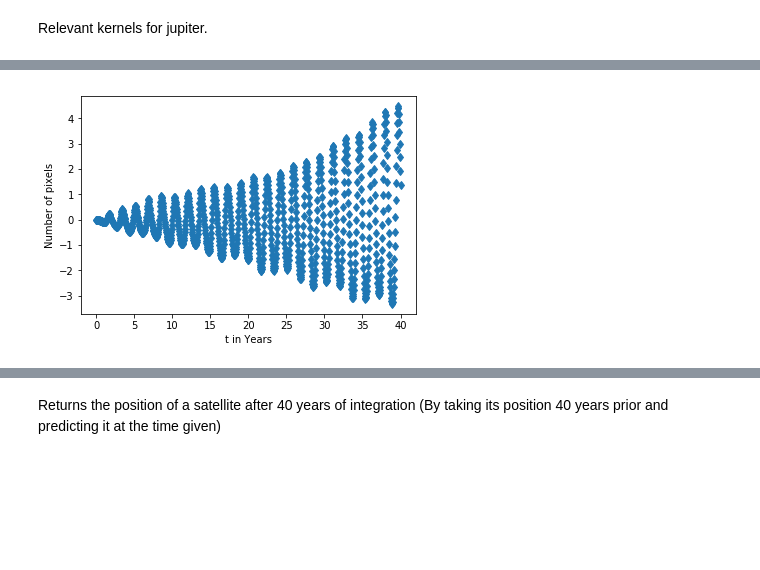
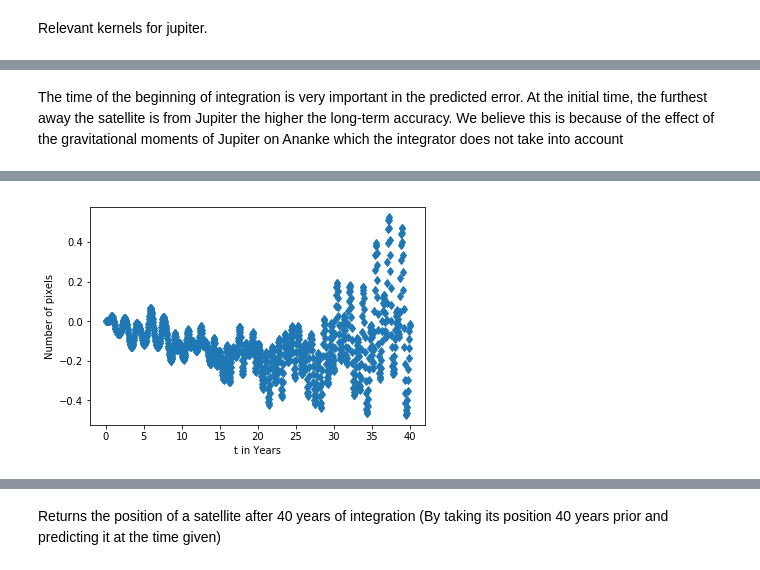
Before and after one commit to Alexandros101/Irregular-Satellites, a Jupyter notebook: ImageScanner.ipynb, the cells around one changed output, grey strips where cells are left out. Drawn from its saved outputs; the diff is of its cells as text; code cells hidden in the pictures; blank space fills up the shorter version.

Commit message:
Added a comparison between Horizons and Spice, changed ImageScanner to look how starting the simulation at different time positions improves accuracy

```diff
--- a/ImageScanner.ipynb
+++ b/ImageScanner.ipynb
@@ -20,7 +20,7 @@ def Furnisher(k):
 
     '''
     spice.kclear()
-    spice.furnsh('/Users/user/Downloads/naif0009.tls.txt')
+    spice.furnsh('/Users/user/Downloads/naif0008.tls.txt')
     if k == '310+341+435':
             spice.furnsh('/Users/user/Downloads/jup310.bsp')
             spice.furnsh('/Users/user/Downloads/jup341.bsp')
@@ -405,11 +408,16 @@ t = JD_to_SpiceJD(ts)
+# %% [markdown]
+The time of the beginning of integration is very important in the predicted error. At the initial time, the furthest away the satellite is from Jupiter the higher the long-term accuracy. We believe this is because of the effect of the gravitational moments of Jupiter on Ananke which the integrator does not take into account
 # %%
 %%time
 Furnisher('310+341+435')
 ts = 2452993.114031909
 t = JD_to_SpiceJD(ts)
+print(t)
 MJupiter = (GMJupiterB-GMIo-GMEuropa-GMGanymede-GMCallisto)/GMSun
-xerr,yerr,zerr,times,distance,x,y,z,xm,zm,ym,xan,yan,zan = ErrorSource(t,['1','2','3','4','6','7','8','Jupiter','Io','Europa','Ganymede','Callisto','Ananke'],[MMercuryB,MVenusB,MEarthB,MMarsB,MSaturnB,MUranusB,MNeptuneB,MJupiter,MIo,MEuropa,MGanymede,MCallisto,0],[9,10,11,12,13,14,15],'Ananke','5',GMSun)
+xerr,yerr,zerr,times,distance,x,y,z,xm,zm,ym,xan,yan,zan = ErrorSource(140961664.18440723+150*3600*24,['1','2','3','4','6','7','8','Jupiter','Io','Europa','Ganymede','Callisto','Ananke'],[MMercuryB,MVenusB,MEarthB,MMarsB,MSaturnB,MUranusB,MNeptuneB,MJupiter,MIo,MEuropa,MGanymede,MCallisto,0],[9,10,11,12,13,14,15],'Ananke','5',GMSun)
 plt.plot(times/365.24,(xerr)*1e6/4.5,"d")
+#plt.plot(times/365.24,(yerr)*1e6/4.5,"d",color = "red")
+#plt.plot(times/365.24,(zerr)*1e6/4.5,"d",color = "green")
 plt.ylabel("Number of pixels")
 plt.xlabel("t in Years")
 # %% [output]
@@ -419 +429 @@ Wall time: 24.6 s
-[figure, old version]
+[figure, new version]
```
Also changed, not shown: parts of 21 cells of this notebook, 2 other files.
